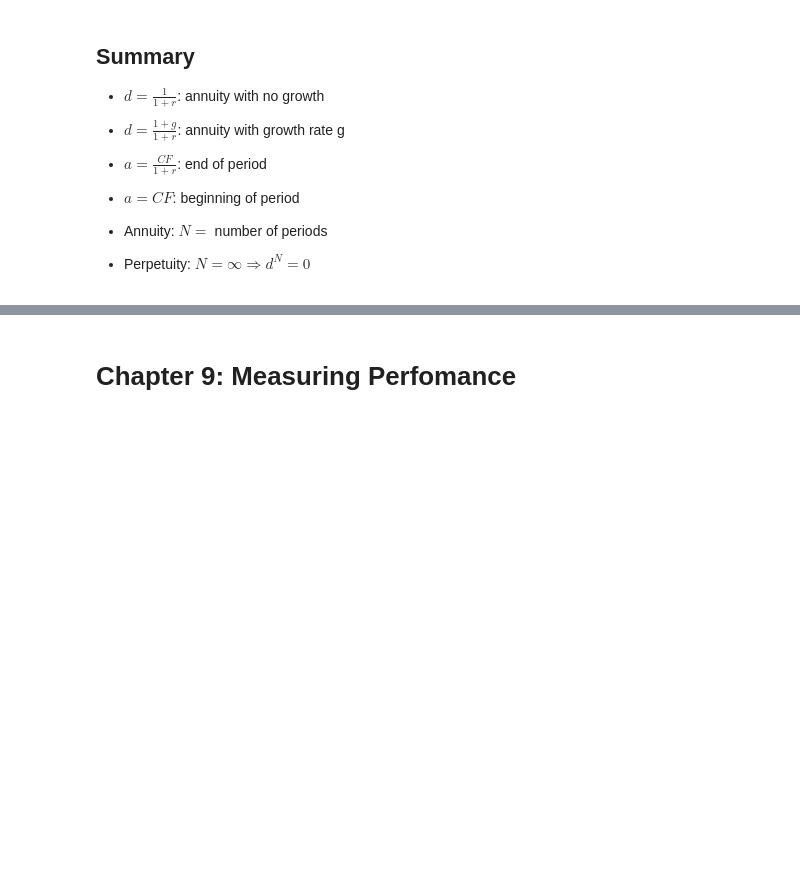
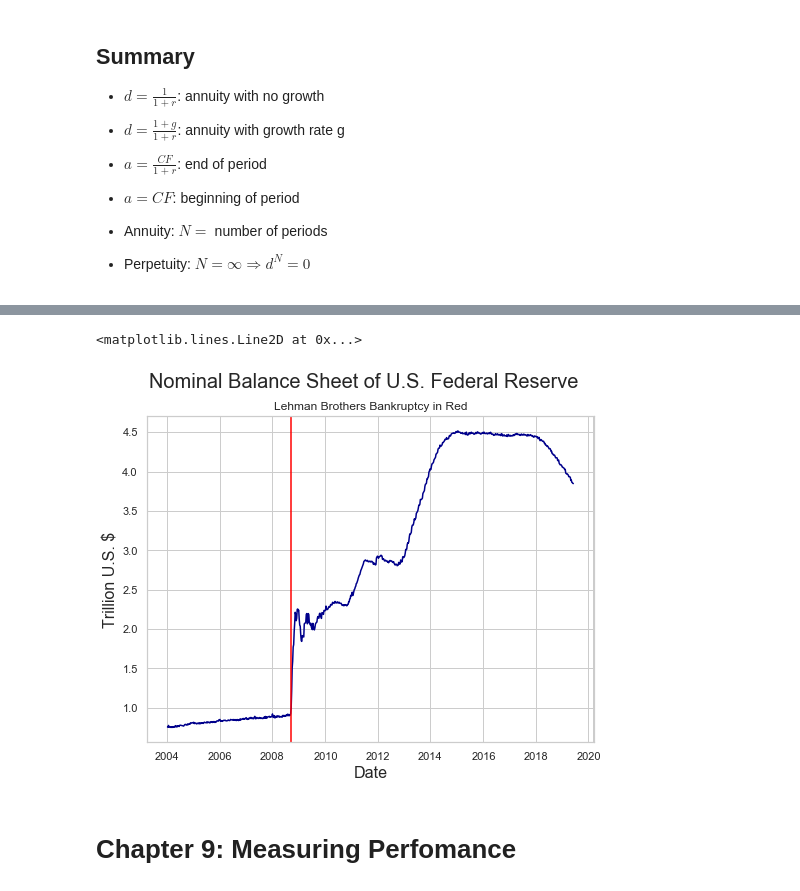
Before and after one commit to thsavage/REAL1-GC.1035, a Jupyter notebook: Notes.ipynb, the cells around one changed output, grey strips where cells are left out. Cells and saved outputs as stored; diff of their text form; code cells hidden in the pictures; blank space fills up the shorter version.

```diff
--- a/Notes.ipynb
+++ b/Notes.ipynb
@@ -353,3 +395,13 @@ $S \cdot (1-d) = a \cdot (1-d^N) \Rightarrow S = a \cdot \displaystyle \frac{1-d
+# %%
+balance.plot(color='darkblue', figsize=(8, 6))
+plt.suptitle('Nominal Balance Sheet of U.S. Federal Reserve', fontsize=20)
+plt.title('Lehman Brothers Bankruptcy in Red')
+plt.xlabel('Date', fontsize=16)
+plt.ylabel('Trillion U.S. $', fontsize=16)
+plt.axvline(dt.datetime(2008, 9, 15), color="red")
+# %% [output]
+<matplotlib.lines.Line2D at 0x...>
+[figure, added]
 # %% [markdown]
 # Chapter 9: Measuring Perfomance
 # %% [markdown]
```
Also changed, not shown: parts of 20 cells of this notebook.
